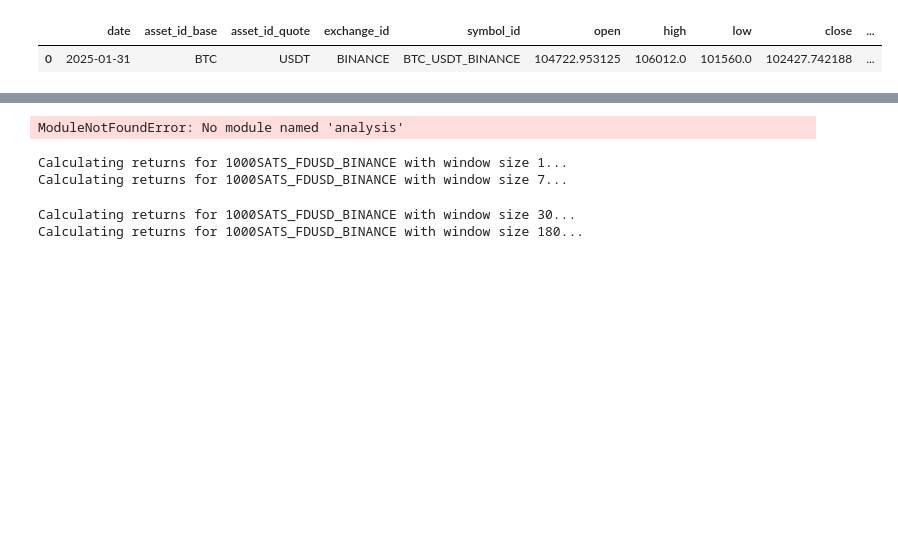
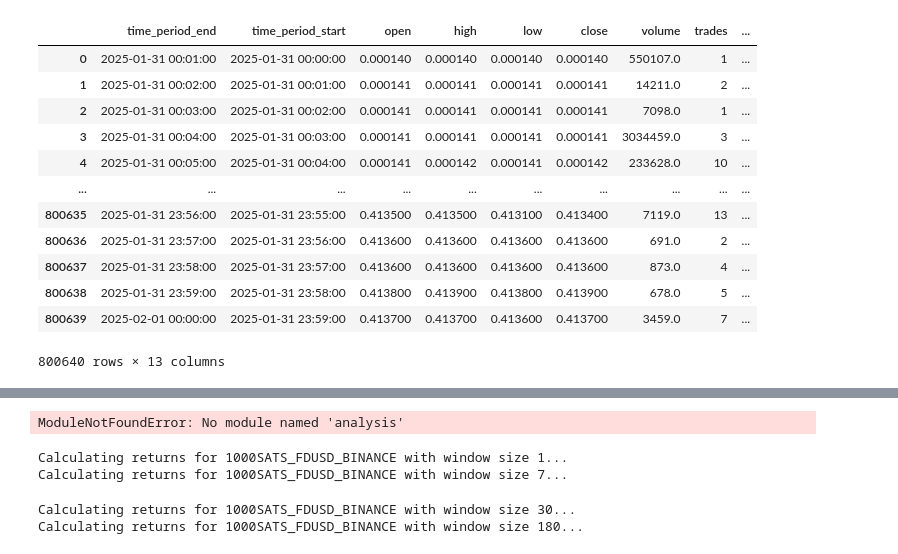
Before and after one commit to Algo-Trading-Project/data-pipelines, a Jupyter notebook: plugins/helper.ipynb, the cells around one changed output, grey strips where cells are left out. Cells and saved outputs as stored; diff of their text form; code cells hidden in the pictures; blank space fills up the shorter version.

```diff
--- a/plugins/helper.ipynb
+++ b/plugins/helper.ipynb
@@ -9,8 +9,19 @@ import numpy as np
 from analysis.ml.custom_transformers import *
 from sklearn.pipeline import Pipeline
 # %%
-d = pd.read_parquet('/Users/louisspencer/LocalData/data/ohlcv_data/agg/symbol_id=BTC_USDT_BINANCE/date=2025-01-31/data_0.parquet')
+d = pd.read_parquet('/Users/louisspencer/LocalData/data/ohlcv_data/raw', engine='pyarrow')
 d
 # %% [output]
-|  | date | asset_id_base | asset_id_quote | exchange_id | symbol_id | open | high | low | close | ... |
-| 0 | 2025-01-31 | BTC | USDT | BINANCE | BTC_USDT_BINANCE | 104722.953125 | 106012.0 | 101560.0 | 102427.742188 | ... |
+|  | time_period_end | time_period_start | open | high | low | close | volume | trades | ... |
+| 0 | 2025-01-31 00:01:00 | 2025-01-31 00:00:00 | 0.000140 | 0.000140 | 0.000140 | 0.000140 | 550107.0 | 1 | ... |
+| 1 | 2025-01-31 00:02:00 | 2025-01-31 00:01:00 | 0.000141 | 0.000141 | 0.000141 | 0.000141 | 14211.0 | 2 | ... |
+| 2 | 2025-01-31 00:03:00 | 2025-01-31 00:02:00 | 0.000141 | 0.000141 | 0.000141 | 0.000141 | 7098.0 | 1 | ... |
+| 3 | 2025-01-31 00:04:00 | 2025-01-31 00:03:00 | 0.000141 | 0.000141 | 0.000141 | 0.000141 | 3034459.0 | 3 | ... |
+| 4 | 2025-01-31 00:05:00 | 2025-01-31 00:04:00 | 0.000141 | 0.000142 | 0.000141 | 0.000142 | 233628.0 | 10 | ... |
+| ... | ... | ... | ... | ... | ... | ... | ... | ... | ... |
+| 800635 | 2025-01-31 23:56:00 | 2025-01-31 23:55:00 | 0.413500 | 0.413500 | 0.413100 | 0.413400 | 7119.0 | 13 | ... |
+| 800636 | 2025-01-31 23:57:00 | 2025-01-31 23:56:00 | 0.413600 | 0.413600 | 0.413600 | 0.413600 | 691.0 | 2 | ... |
+| 800637 | 2025-01-31 23:58:00 | 2025-01-31 23:57:00 | 0.413600 | 0.413600 | 0.413600 | 0.413600 | 873.0 | 4 | ... |
+| 800638 | 2025-01-31 23:59:00 | 2025-01-31 23:58:00 | 0.413800 | 0.413900 | 0.413800 | 0.413900 | 678.0 | 5 | ... |
+| 800639 | 2025-02-01 00:00:00 | 2025-01-31 23:59:00 | 0.413700 | 0.413700 | 0.413600 | 0.413700 | 3459.0 | 7 | ... |
+800640 rows × 13 columns
```
Also changed, not shown: parts of 1 cell of this notebook, 2 other files.
